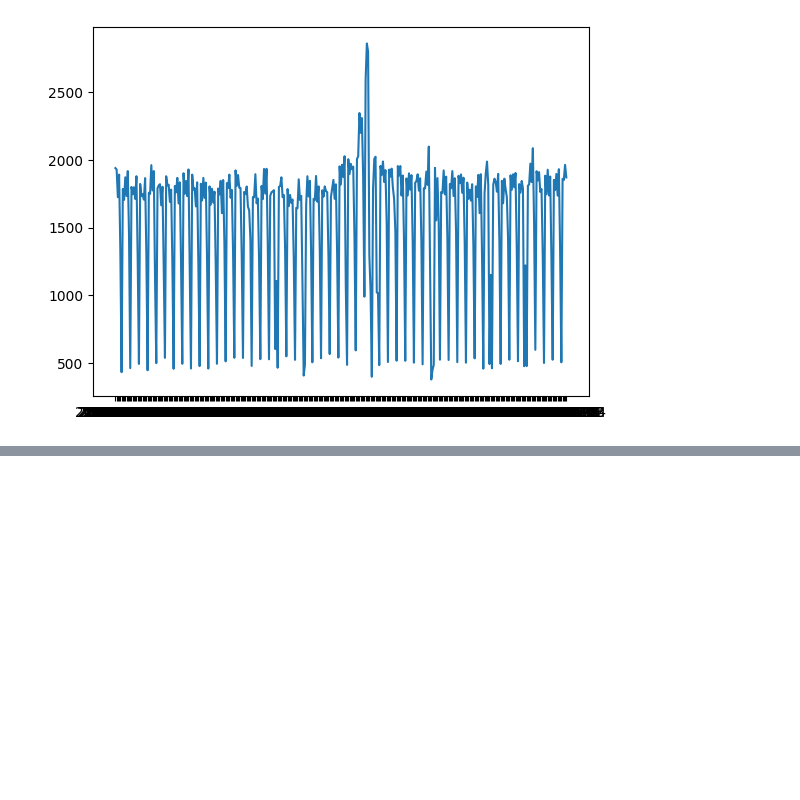
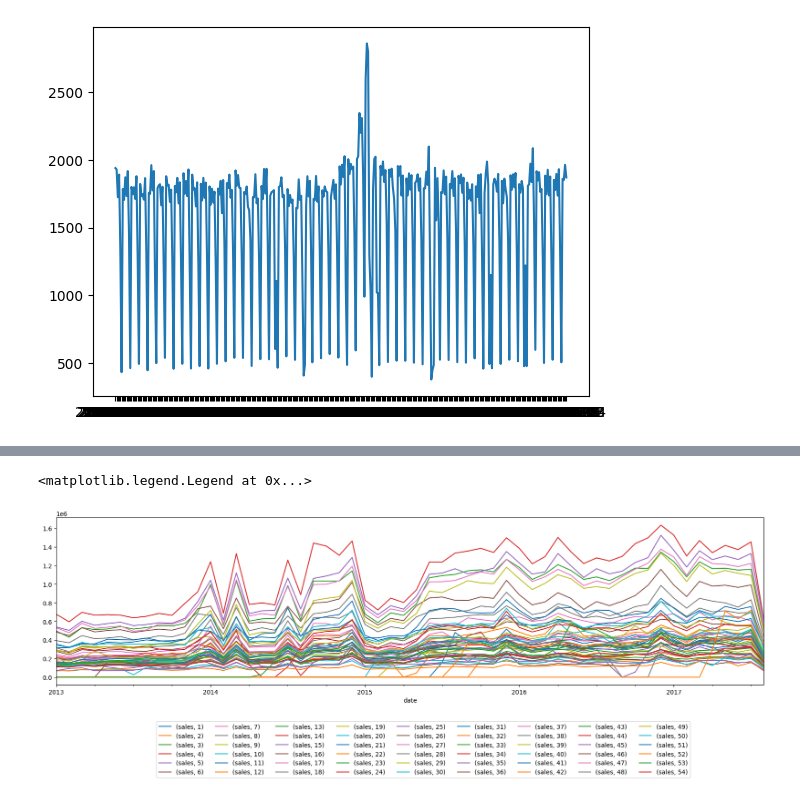
Before and after one commit to centralpenguin/StoreSales, a Jupyter notebook: notebooks/EDA.ipynb, the cells around one changed output, grey strips where cells are left out. Saved outputs shown, nothing was run; the diff lists cells and outputs as text; code cells hidden in the pictures; blank space fills up the shorter version.

```diff
--- a/notebooks/EDA.ipynb
+++ b/notebooks/EDA.ipynb
@@ -322,0 +369,8 @@ plt.plot(
+# %%
+store_nbr_sales_per_month = train.groupby(['date', 'store_nbr']).agg({'sales': 'sum'}).unstack().resample('1M').sum()
+
+store_nbr_sales_per_month.plot(figsize=(21,5))
+plt.legend(bbox_to_anchor=(0.9, -0.2), ncol=9)
+# %% [output]
+<matplotlib.legend.Legend at 0x...>
+[figure, added]
```
Also changed, not shown: parts of 15 cells of this notebook.
